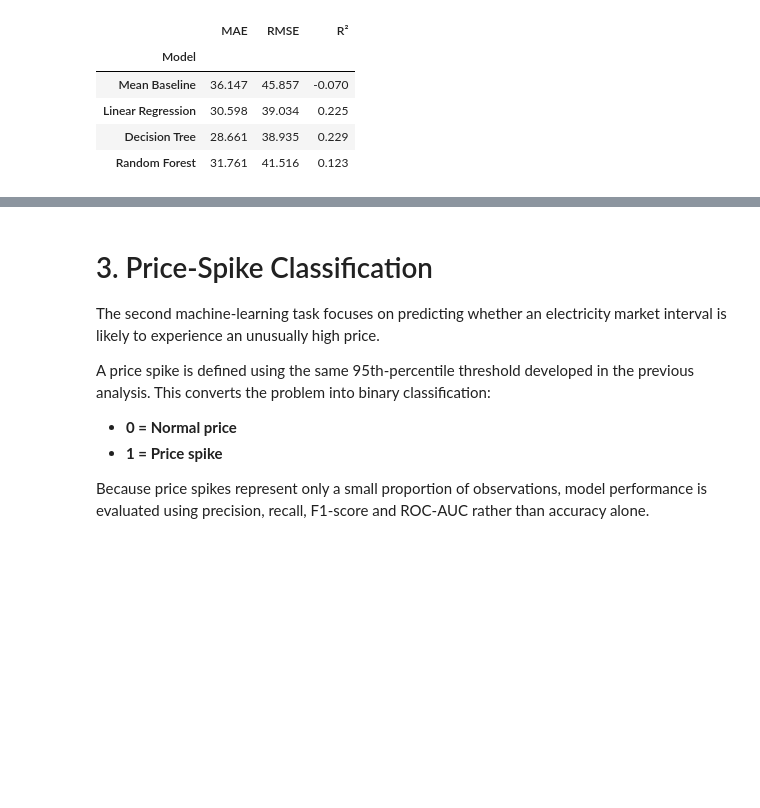
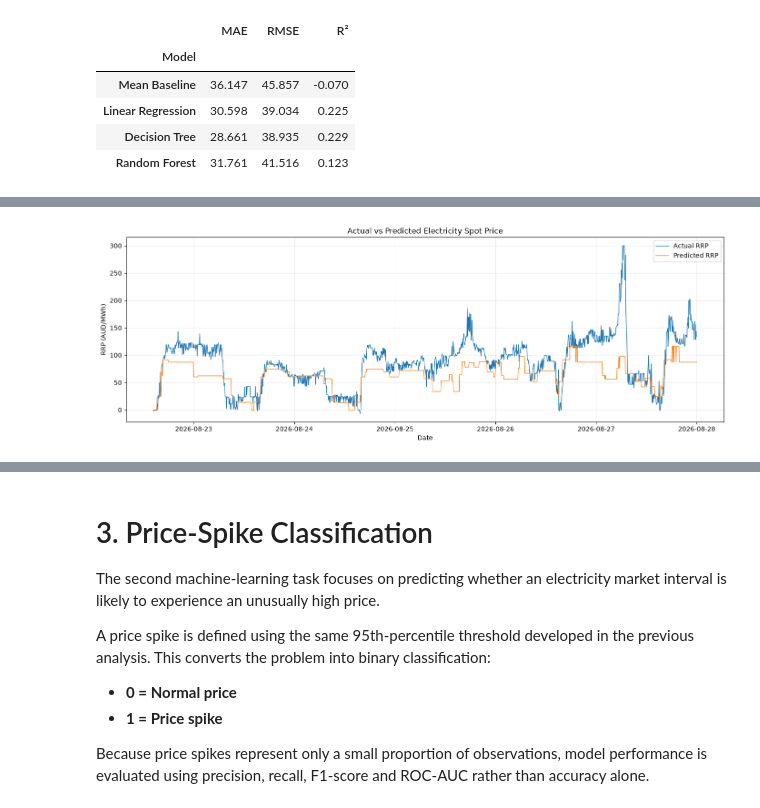
Before and after one commit to klm2109/australian-energy-market-analytics, a Jupyter notebook: notebooks/machine learning.ipynb, the cells around one changed output, grey strips where cells are left out. Saved outputs shown, nothing was run; the diff lists cells and outputs as text; code cells hidden in the pictures; blank space fills up the shorter version.

```diff
--- a/notebooks/machine learning.ipynb
+++ b/notebooks/machine learning.ipynb
@@ -317,12 +255,0 @@ Its performance is evaluated using:
-# %%
-tree_model = DecisionTreeRegressor(
-    max_depth=6,
-    random_state=42
-)
-
-tree_model.fit(
-    X_train,
-    y_train
-)
-
-tree_pred = tree_model.predict(X_test)
@@ -469,0 +318,16 @@ plt.show()
+# %%
+# Change this to the best-performing model if another model wins.
+best_reg_pred = tree_pred
+
+plt.figure(figsize=(14, 5))
+plt.plot(test["SETTLEMENTDATE"], y_test.values, label="Actual RRP", linewidth=1)
+plt.plot(test["SETTLEMENTDATE"], best_reg_pred, label="Predicted RRP", linewidth=1)
+plt.xlabel("Date")
+plt.ylabel("RRP (AUD/MWh)")
+plt.title("Actual vs Predicted Electricity Spot Price")
+plt.legend()
+plt.grid(alpha=0.25)
+plt.tight_layout()
+plt.show()
+# %% [output]
+[figure, added]
```
Also changed, not shown: parts of 19 cells of this notebook.
